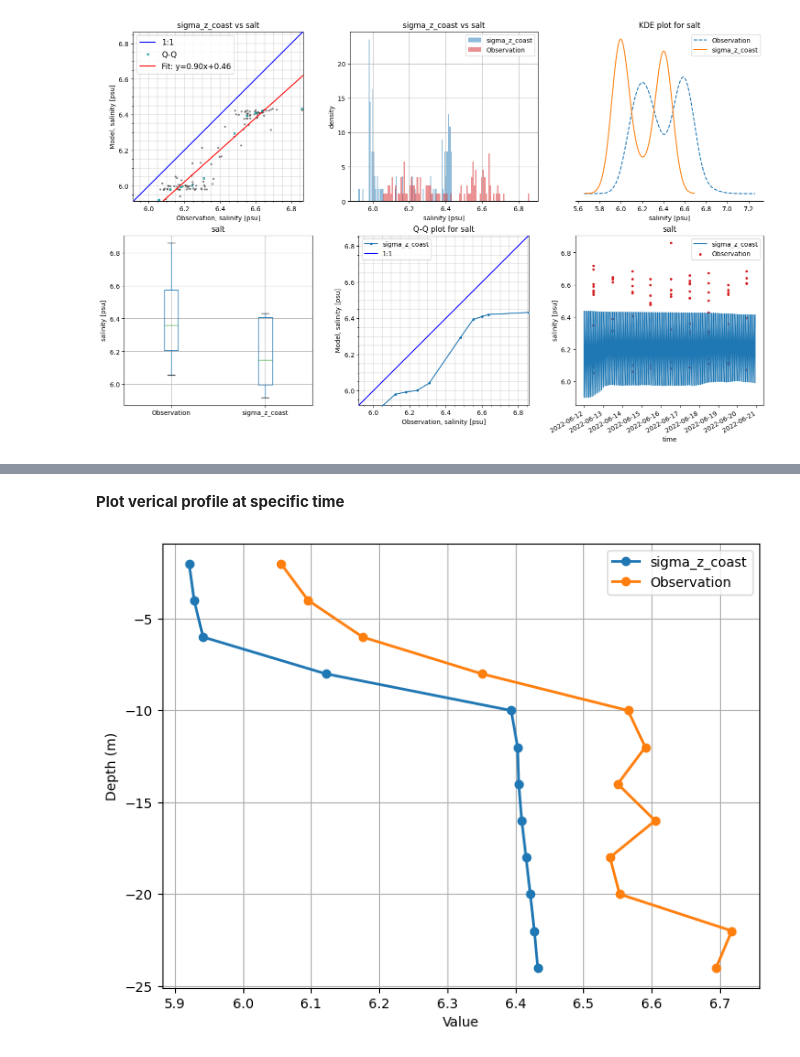
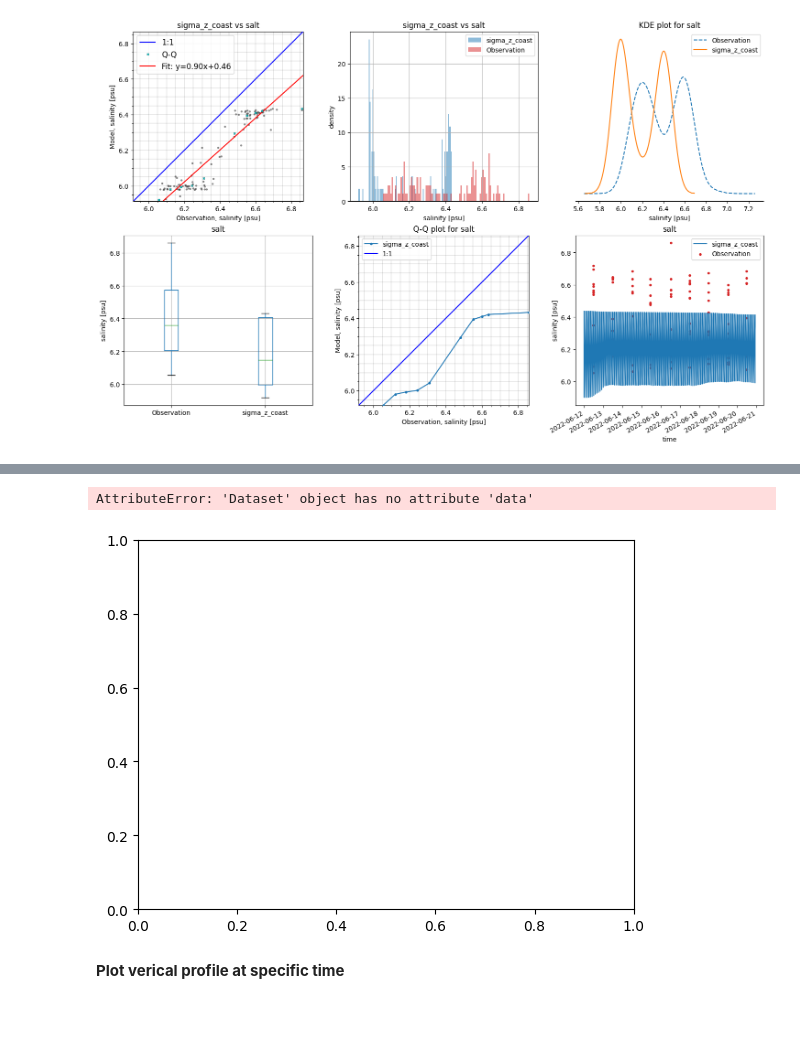
Before and after one commit to DHI/modelskill, a Jupyter notebook: notebooks/vertical_skill.ipynb, the cells around one changed output, grey strips where cells are left out. Drawn from its saved outputs; the diff is of its cells as text; code cells hidden in the pictures; blank space fills up the shorter version.

```diff
--- a/notebooks/vertical_skill.ipynb
+++ b/notebooks/vertical_skill.ipynb
@@ -74,0 +115,7 @@ cmps.skill()
+# %%
+cmp_min = cmp.vertical.min()
+cmp_max = cmp.vertical.max()
+cmp_mean = cmp.vertical.mean()
+cmps = ms.ComparerCollection([cmp_min, cmp_max, cmp_mean])
+cmp_mean.skill()
+cmps.skill()
@@ -75,16 +140,7 @@ cmps.skill()
+# %%
+ax = cmp_mean.vertical.plot.timeseries(z_model=5)
+# %% [output]
+AttributeError: 'Dataset' object has no attribute 'data'
+[figure, added]
 # %% [markdown]
 **Plot verical profile at specific time**
-# %%
-avail_times = cmp.time.unique()
-data  = cmp.data.sel(time=avail_times[0])
-z = data['z'].values
-
-fig, ax = plt.subplots(1, 1, figsize=(8, 6), sharey=True)
-ax.plot(data[cmp.mod_names[0]].values, z, 'o-', linewidth=2, label=cmp.mod_names[0])
-ax.plot(data['Observation'].values, z, 'o-', linewidth=2, label='Observation')
-ax.set_xlabel('Value')
-ax.set_ylabel('Depth (m)')
-ax.legend()
-ax.grid(True)
-# %% [output]
-[figure, removed]
```
Also changed, not shown: parts of 18 cells of this notebook, 3 other files.
